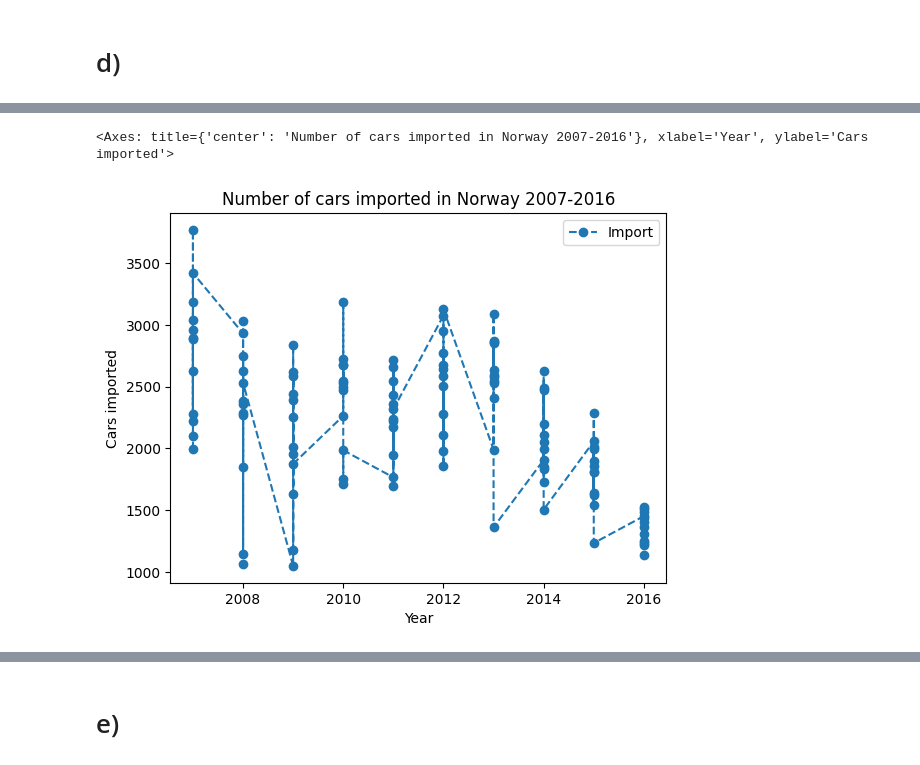
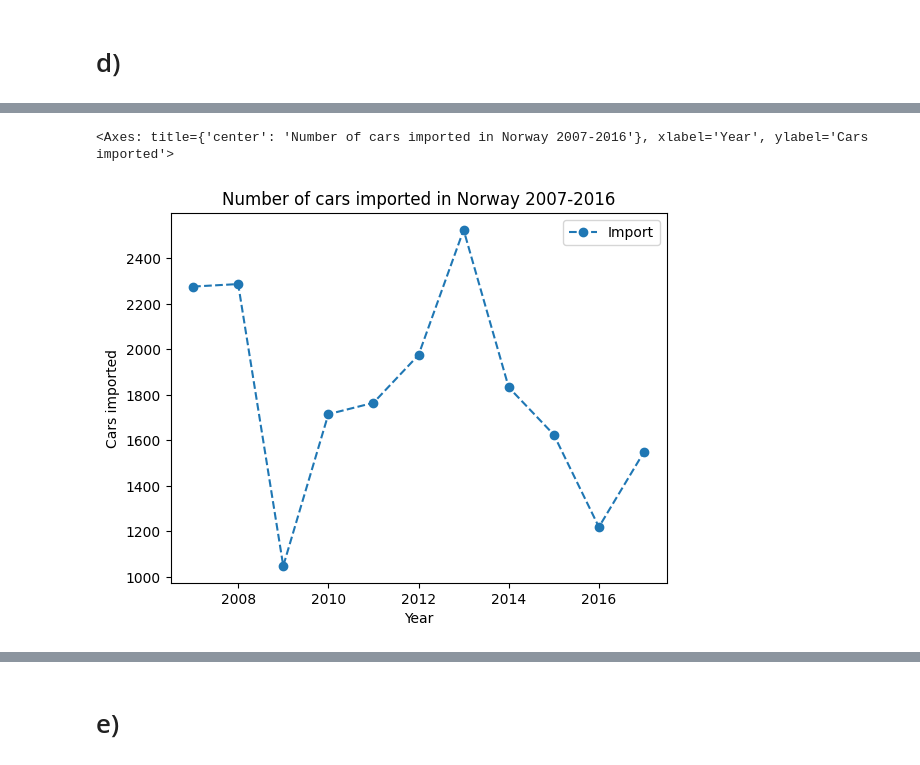
Before and after one commit to AndresTrujillo1811-bit/data_visualization_andres_trujillo_de24, a Jupyter notebook: exercise0/exercise0.ipynb, the cells around one changed output, grey strips where cells are left out. Cells and saved outputs as stored; diff of their text form; code cells hidden in the pictures.

```diff
--- a/exercises/exercise0.ipynb
+++ b/exercise0/exercise0.ipynb
@@ -310,6 +310,6 @@ co2_average.iloc[:-1].plot()
 # %%
 # d) Draw a line chart of all years and months for import
 
-df_import = duckdb.query("""SELECT year, month, AVG(import) AS Import FROM df GROUP BY year, month ORDER BY year""").df()
+df_import = duckdb.query("""SELECT year, month, AVG(import) AS Import FROM df GROUP BY year, month ORDER BY year""").df().set_index("Month")
 df_import
 # %% [output]
@@ -392,6 +364,6 @@ df_import.iloc[:-1]
 # %%
-total_imports = df_import.iloc[:-1].plot(title="Number of cars imported in Norway 2007-2016", xlabel="Year", ylabel="Cars imported", x="Year", y="Import", style="--o")
+total_imports = df_import.loc[1].plot(title="Number of cars imported in Norway 2007-2016", xlabel="Year", ylabel="Cars imported", x="Year", y="Import", style="--o")
 total_imports
 # %% [output]
 <Axes: title={'center': 'Number of cars imported in Norway 2007-2016'}, xlabel='Year', ylabel='Cars imported'>
-[figure, old version]
+[figure, new version]
```
Also changed, not shown: parts of 13 cells of this notebook, 13 other files.
